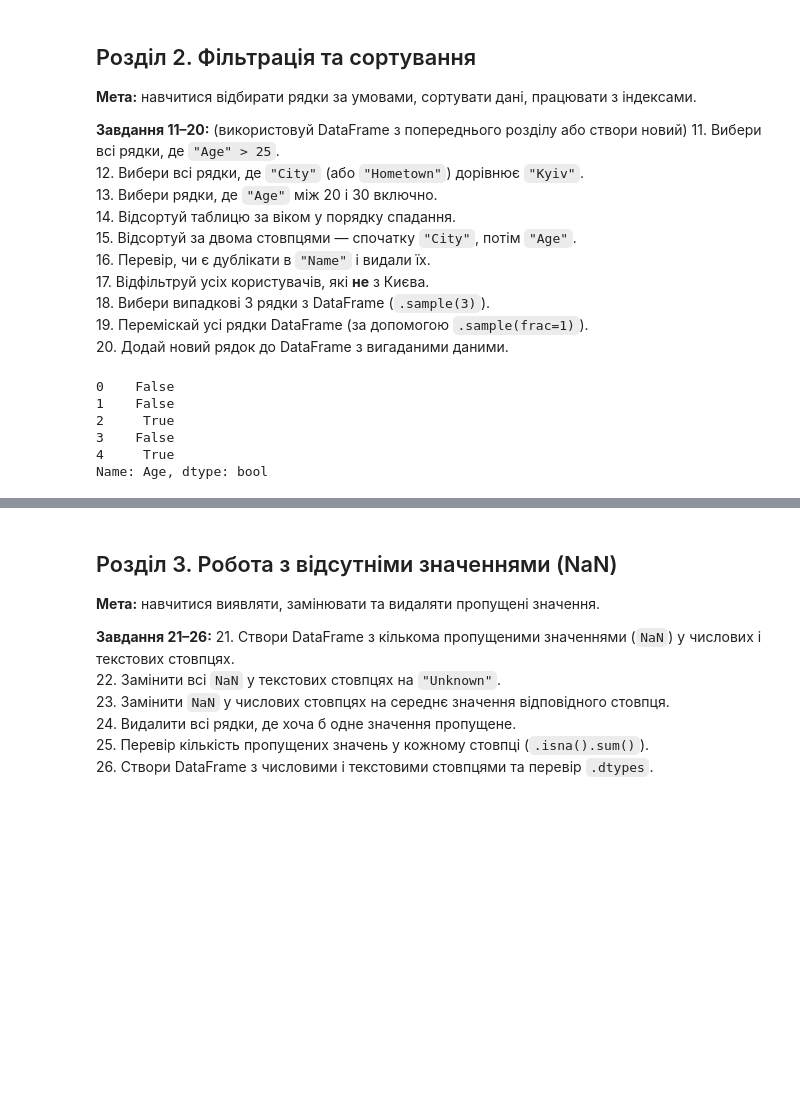
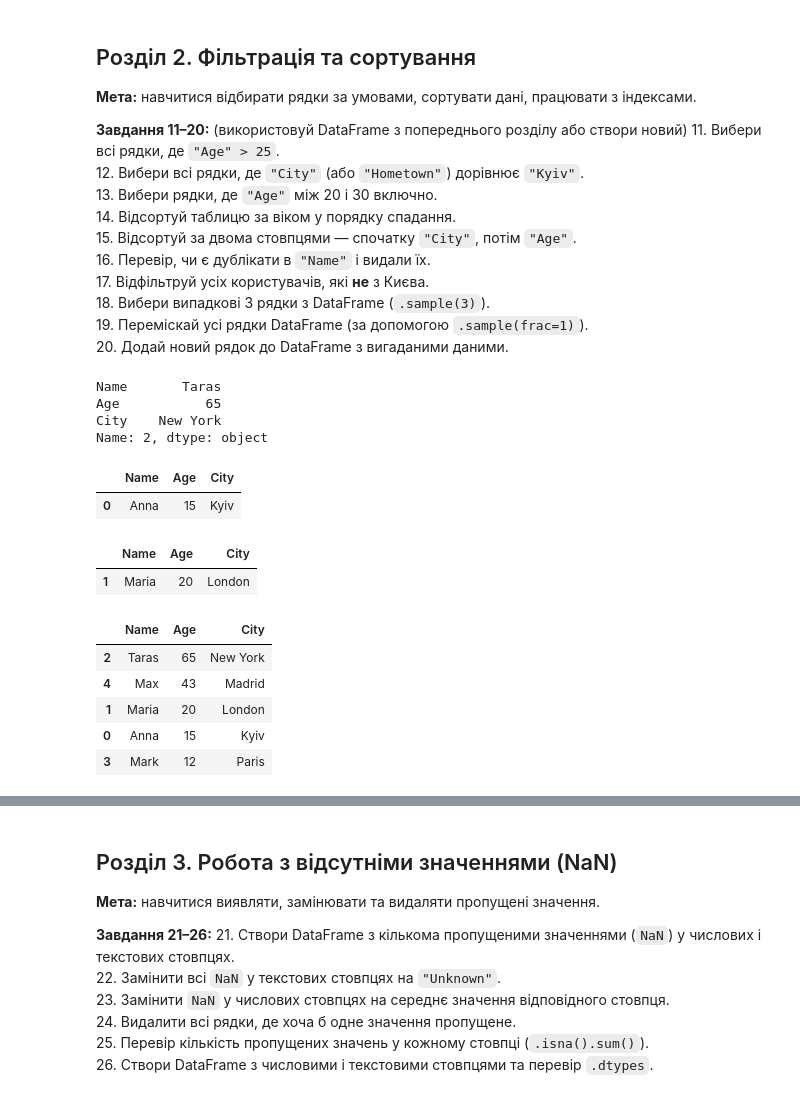
Before and after one commit to SvitChekan/test-task-Python-DTA, a Jupyter notebook: pandas_matplotlib_practice.ipynb, the cells around one changed output, grey strips where cells are left out. Cells and saved outputs as stored; diff of their text form; code cells hidden in the pictures; blank space fills up the shorter version.

```diff
--- a/pandas_matplotlib_practice.ipynb
+++ b/pandas_matplotlib_practice.ipynb
@@ -166,15 +180,40 @@ df = pd.DataFrame({
     'City':['Kyiv', 'London', 'New York', 'Paris', 'Madrid']
 })
 
-more25 = df['Age'] > 25
-
-df_filtered = df[more25]
-
-pd.concat([more25])
+df.loc[2]
 # %% [output]
-0    False
-1    False
-2     True
-3    False
-4     True
-Name: Age, dtype: bool
+Name       Taras
+Age           65
+City    New York
+Name: 2, dtype: object
+# %%
+# 12 Вибери всі рядки, де "City" (або "Hometown") дорівнює "Kyiv"
+
+df = pd.DataFrame({
+    'Name':['Anna', 'Maria', 'Taras', 'Mark', 'Max'],
+    'Age':[15, 20, 65, 12, 43],
+    'City':['Kyiv', 'London', 'New York', 'Paris', 'Madrid']
+})
+
+df.loc[(df.City == 'Kyiv')]
+# %% [output]
+|  | Name | Age | City |
+| 0 | Anna | 15 | Kyiv |
+# %%
+# 13 Вибери рядки, де "Age" між 20 і 30 включно
+
+df[(df["Age"] >= 20) & (df["Age"] <= 30)]
+# %% [output]
+|  | Name | Age | City |
+| 1 | Maria | 20 | London |
+# %%
+# 14 Відсортуй таблицю за віком у порядку спадання
+
+df.sort_values(by="Age", ascending=False)
+# %% [output]
+|  | Name | Age | City |
+| 2 | Taras | 65 | New York |
+| 4 | Max | 43 | Madrid |
+| 1 | Maria | 20 | London |
+| 0 | Anna | 15 | Kyiv |
+| 3 | Mark | 12 | Paris |
```
Also changed, not shown: parts of 66 cells of this notebook, 3 other files.
